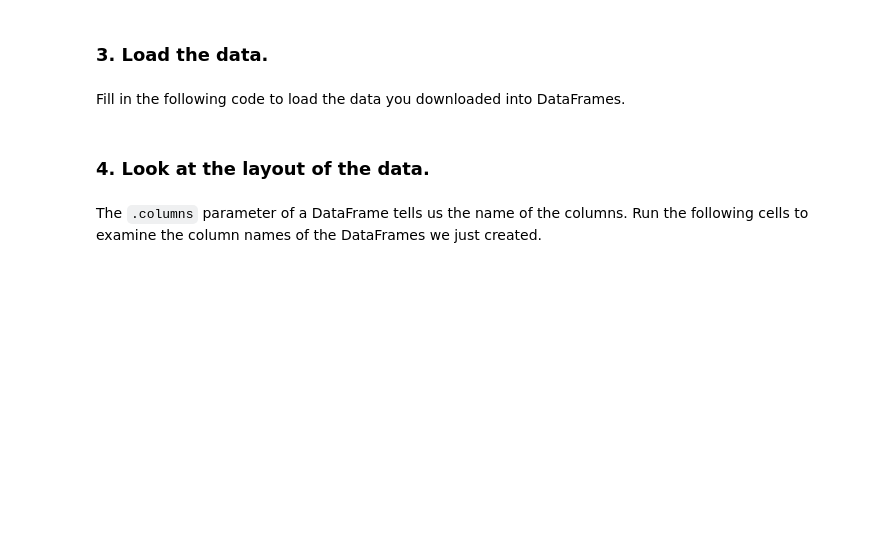
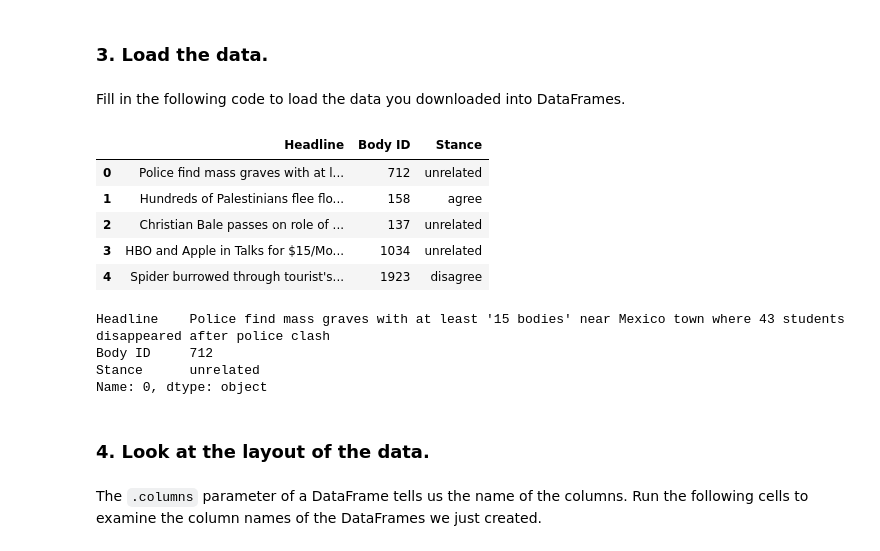
Before and after one commit to cchen23/AI4ALL_NLP, a Jupyter notebook: Workshops/Complete_Workbooks/Day2_NLP_LoadingTheData.ipynb, the cells around one changed output. Cells and saved outputs as stored; diff of their text form; code cells hidden in the pictures; blank space fills up the shorter version.

```diff
--- a/Workshops/Complete_Workbooks/Day2_NLP_LoadingTheData.ipynb
+++ b/Workshops/Complete_Workbooks/Day2_NLP_LoadingTheData.ipynb
@@ -42,8 +42,24 @@ Discuss your answers with your neighbor or an instructor.
 # %% [markdown]
 Fill in the following code to load the data you downloaded into DataFrames.
 # %%
-train_stances = pd.read_csv("train_stances.csv", encoding = "utf-8")
-train_bodies = pd.read_csv("train_bodies.csv", encoding = "utf-8")
+train_stances = pd.read_csv("../train_stances.csv", encoding = "utf-8")
+train_bodies = pd.read_csv("../train_bodies.csv", encoding = "utf-8")
+# %%
+train_stances.head()
+# %% [output]
+|  | Headline | Body ID | Stance |
+| 0 | Police find mass graves with at l... | 712 | unrelated |
+| 1 | Hundreds of Palestinians flee flo... | 158 | agree |
+| 2 | Christian Bale passes on role of ... | 137 | unrelated |
+| 3 | HBO and Apple in Talks for $15/Mo... | 1034 | unrelated |
+| 4 | Spider burrowed through tourist's... | 1923 | disagree |
+# %%
+train_stances.iloc[0]
+# %% [output]
+Headline    Police find mass graves with at least '15 bodies' near Mexico town where 43 students disappeared after police clash
+Body ID     712
+Stance      unrelated
+Name: 0, dtype: object
 # %% [markdown]
 ### 4. Look at the layout of the data.
 # %% [markdown]
```
Also changed, not shown: 8 other files.
